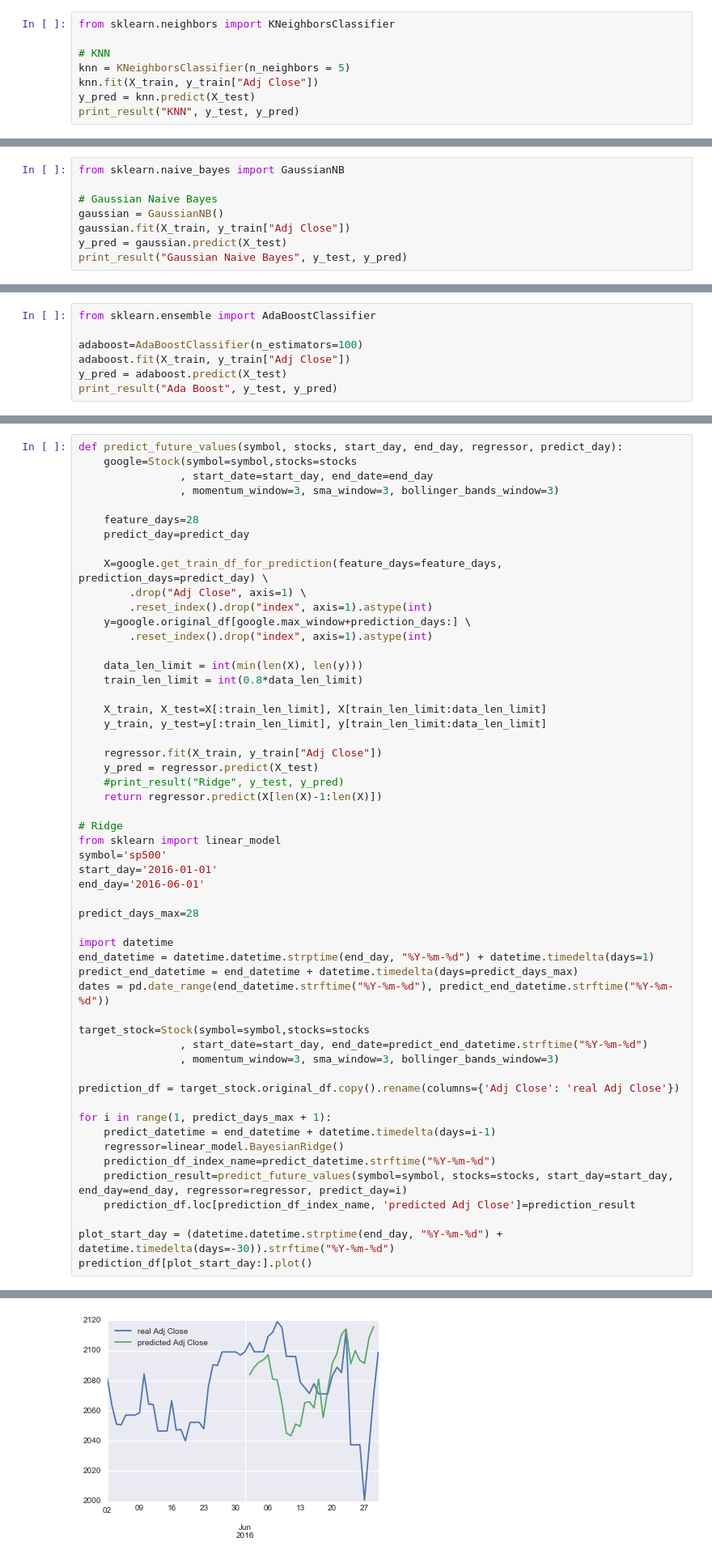
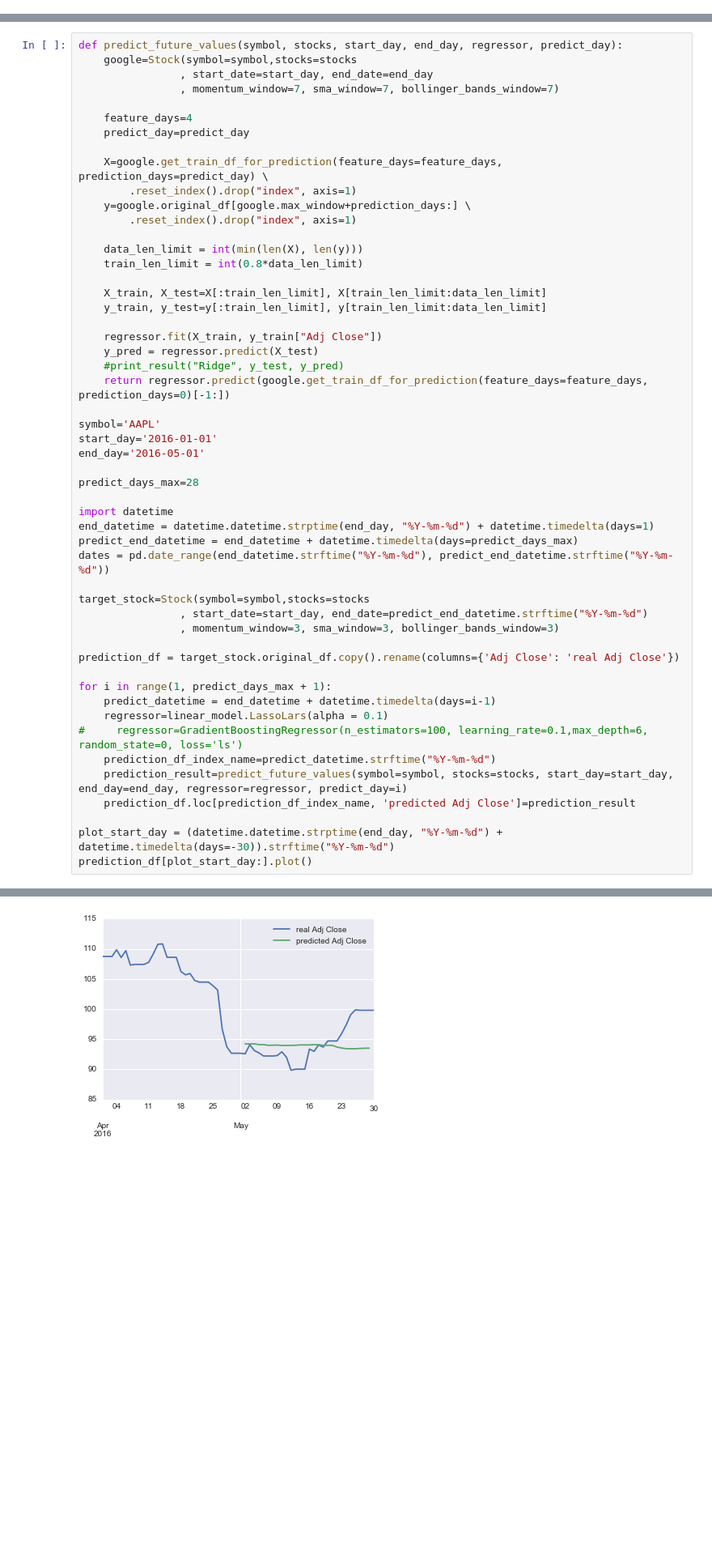
Before and after one commit to sunggeunkim/trading, a Jupyter notebook: capstone.ipynb, the cells around one changed output, grey strips where cells are left out. Shown: that part at 81% size. Saved outputs shown, nothing was run; the diff lists cells and outputs as text; blank space fills up the shorter version.

```diff
--- a/capstone.ipynb
+++ b/capstone.ipynb
@@ -336,8 +391,0 @@ Support Vector Machine Regression Error : 2.36568344669%
-# %%
-from sklearn.neighbors import KNeighborsClassifier
-
-# KNN
-knn = KNeighborsClassifier(n_neighbors = 5)
-knn.fit(X_train, y_train["Adj Close"])
-y_pred = knn.predict(X_test)
-print_result("KNN", y_test, y_pred)
@@ -347,8 +391,0 @@ KNN Error : 3.44348284956%
-# %%
-from sklearn.naive_bayes import GaussianNB
-
-# Gaussian Naive Bayes
-gaussian = GaussianNB()
-gaussian.fit(X_train, y_train["Adj Close"])
-y_pred = gaussian.predict(X_test)
-print_result("Gaussian Naive Bayes", y_test, y_pred)
@@ -358,7 +391,0 @@ Gaussian Naive Bayes Error : 4.55157211326%
-# %%
-from sklearn.ensemble import AdaBoostClassifier
-
-adaboost=AdaBoostClassifier(n_estimators=100)
-adaboost.fit(X_train, y_train["Adj Close"])
-y_pred = adaboost.predict(X_test)
-print_result("Ada Boost", y_test, y_pred)
@@ -369,16 +393,15 @@ Ada Boost Error : 4.12681215503%
 def predict_future_values(symbol, stocks, start_day, end_day, regressor, predict_day):
     google=Stock(symbol=symbol,stocks=stocks
                 , start_date=start_day, end_date=end_day
-                , momentum_window=3, sma_window=3, bollinger_bands_window=3)
+                , momentum_window=7, sma_window=7, bollinger_bands_window=7)
 
-    feature_days=28
+    feature_days=4
     predict_day=predict_day
 
     X=google.get_train_df_for_prediction(feature_days=feature_days, prediction_days=predict_day) \
-        .drop("Adj Close", axis=1) \
-        .reset_index().drop("index", axis=1).astype(int)
+        .reset_index().drop("index", axis=1)
     y=google.original_df[google.max_window+prediction_days:] \
-        .reset_index().drop("index", axis=1).astype(int)
+        .reset_index().drop("index", axis=1)
 
     data_len_limit = int(min(len(X), len(y)))
     train_len_limit = int(0.8*data_len_limit)
@@ -388,40 +411,39 @@ def predict_future_values(symbol, stocks, start_day, end_day, regressor, predict
 
     regressor.fit(X_train, y_train["Adj Close"])
     y_pred = regressor.predict(X_test)
     #print_result("Ridge", y_test, y_pred)
-    return regressor.predict(X[len(X)-1:len(X)])
+    return regressor.predict(google.get_train_df_for_prediction(feature_days=feature_days, prediction_days=0)[-1:])
 
-# Ridge
-from sklearn import linear_model
-symbol='sp500'
+symbol='AAPL'
 start_day='2016-01-01'
-end_day='2016-06-01'
+end_day='2016-05-01'
 
 predict_days_max=28
 
 import datetime
 end_datetime = datetime.datetime.strptime(end_day, "%Y-%m-%d") + datetime.timedelta(days=1)
 predict_end_datetime = end_datetime + datetime.timedelta(days=predict_days_max)
 dates = pd.date_range(end_datetime.strftime("%Y-%m-%d"), predict_end_datetime.strftime("%Y-%m-%d"))
 
 target_stock=Stock(symbol=symbol,stocks=stocks
                 , start_date=start_day, end_date=predict_end_datetime.strftime("%Y-%m-%d")
                 , momentum_window=3, sma_window=3, bollinger_bands_window=3)
 
 prediction_df = target_stock.original_df.copy().rename(columns={'Adj Close': 'real Adj Close'})
 
 for i in range(1, predict_days_max + 1):
     predict_datetime = end_datetime + datetime.timedelta(days=i-1)
-    regressor=linear_model.BayesianRidge()
+    regressor=linear_model.LassoLars(alpha = 0.1)
+#     regressor=GradientBoostingRegressor(n_estimators=100, learning_rate=0.1,max_depth=6, random_state=0, loss='ls')
     prediction_df_index_name=predict_datetime.strftime("%Y-%m-%d")
     prediction_result=predict_future_values(symbol=symbol, stocks=stocks, start_day=start_day, end_day=end_day, regressor=regressor, predict_day=i)
     prediction_df.loc[prediction_df_index_name, 'predicted Adj Close']=prediction_result
 
 plot_start_day = (datetime.datetime.strptime(end_day, "%Y-%m-%d") + datetime.timedelta(days=-30)).strftime("%Y-%m-%d")
 prediction_df[plot_start_day:].plot()
 # %% [output]
 <matplotlib.axes._subplots.AxesSubplot at 0x...>
-[figure, old version]
+[figure, new version]
 # %%
 # TODO refactoring recommender interface.
 # TODO impl base line recommender(predict final Adj Close value)
```
Also changed, not shown: parts of 22 cells of this notebook.
